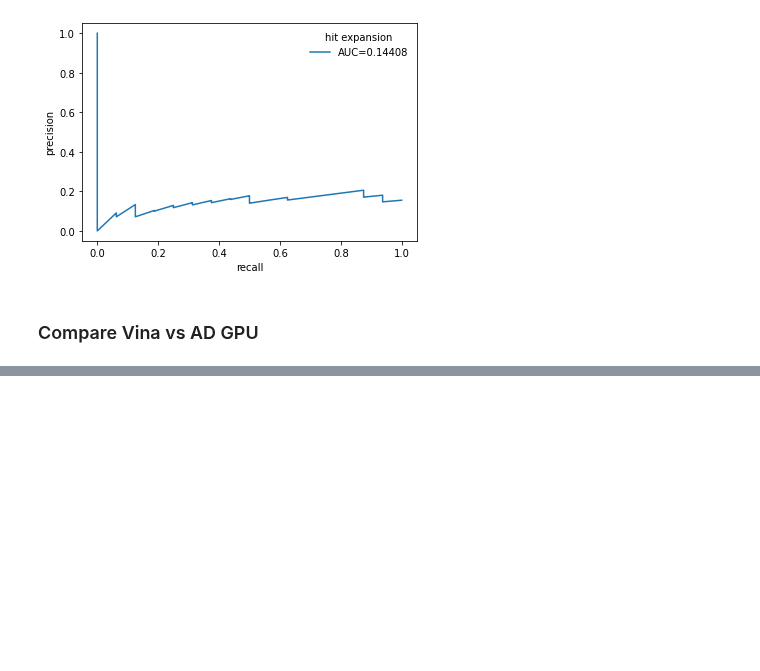
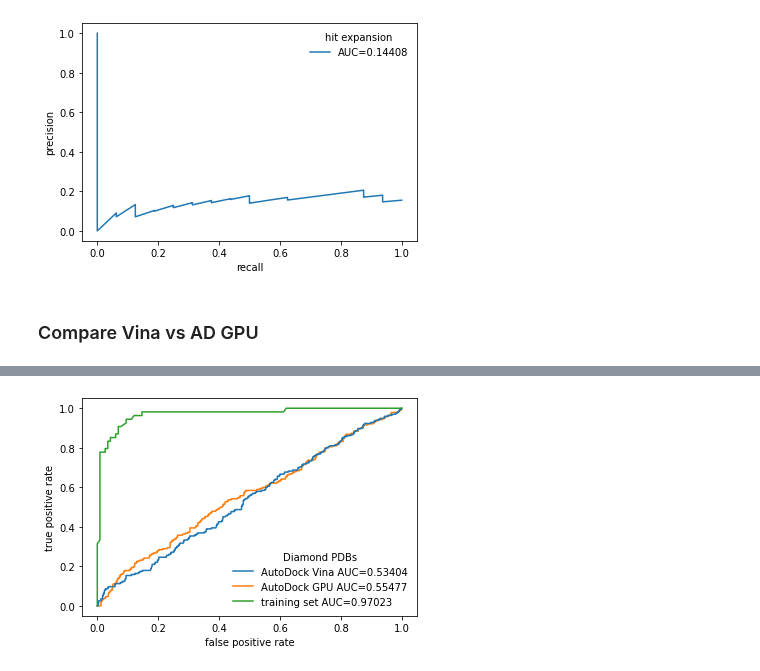
Before and after one commit to jglaser/gigadocking_notebooks, a Jupyter notebook: ML.ipynb, the cells around one changed output, grey strips where cells are left out. Saved outputs shown, nothing was run; the diff lists cells and outputs as text; code cells hidden in the pictures; blank space fills up the shorter version.

```diff
--- a/ML.ipynb
+++ b/ML.ipynb
@@ -808,3 +840,30 @@ files.download('auc_min.pdf')
 # %% [output]
 [interactive output not drawn]
 [interactive output not drawn]
+# %%
+from sklearn.metrics import roc_curve
+import matplotlib.pyplot as plt
+thresh = 5
+yr = df_xgboost_vina.f_avg_IC50 < thresh
+fpr, tpr, _ = roc_curve(yr, df_xgboost_vina.xgb_score)
+auc = np.trapz(tpr,fpr)
+fig, ax = plt.subplots()
+ax.plot(fpr,tpr,label='AutoDock Vina AUC={:.5f}'.format(auc),zorder=1)
+
+
+yr = df_xgboost_adgpu.f_avg_IC50 < thresh
+fpr, tpr, _ = roc_curve(yr, df_xgboost_adgpu.xgb_score)
+auc = np.trapz(tpr,fpr)
+ax.plot(fpr,tpr,label='AutoDock GPU AUC={:.5f}'.format(auc),zorder=0)
+
+yr = df_xgboost_diamond.f_avg_IC50 < thresh
+fpr, tpr, _ = roc_curve(yr, df_xgboost_diamond.xgb_score)
+auc = np.trapz(tpr,fpr)
+ax.plot(fpr,tpr,label='training set AUC={:.5f}'.format(auc))
+
+ax.set_xlabel('false positive rate')
+ax.set_ylabel('true positive rate')
+ax.legend(frameon=False,title='Diamond PDBs')
+fig.savefig('roc_min.pdf')
+# %% [output]
+[figure, added]
```
Also changed, not shown: parts of 28 cells of this notebook.
